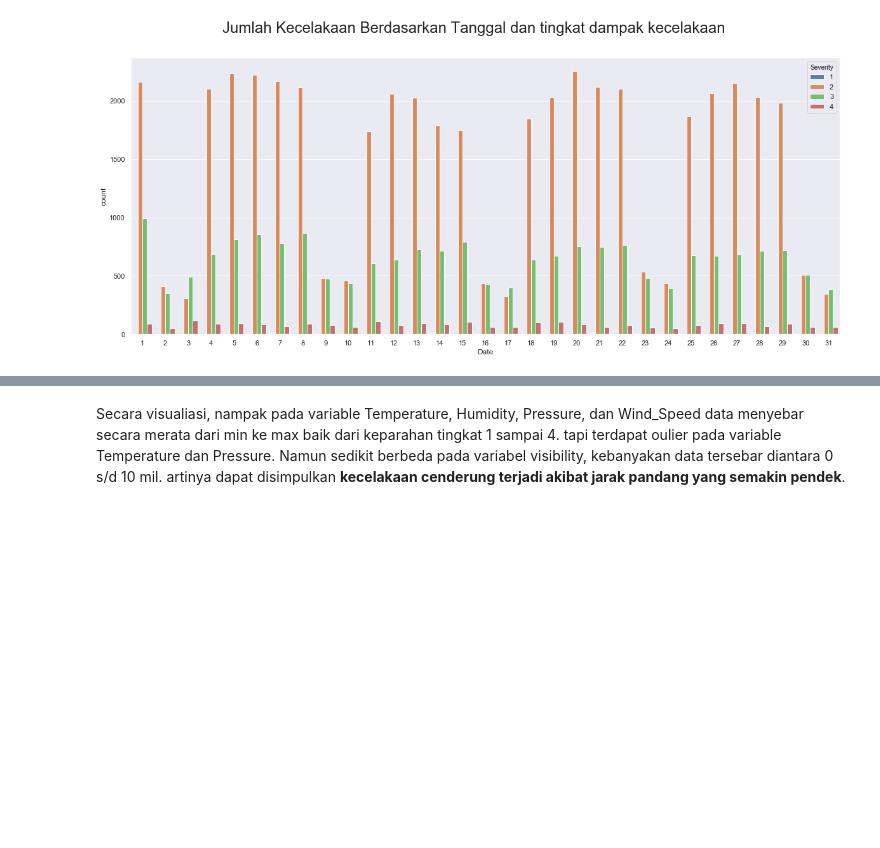
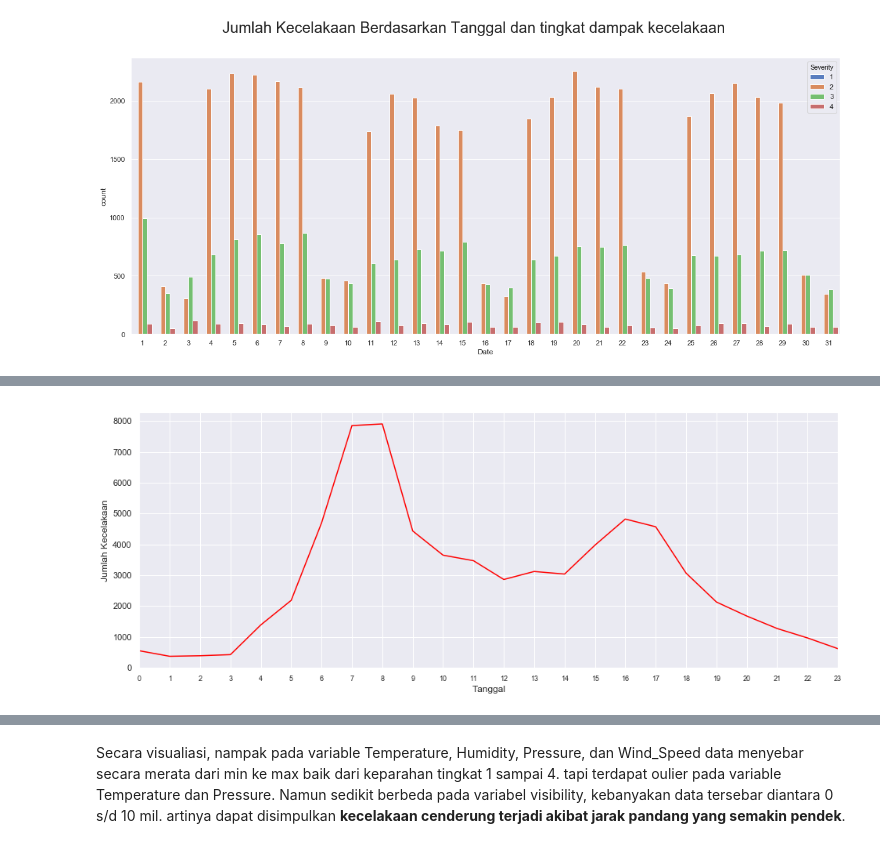
Before and after one commit to maftuhm/UAS-kapita-selekta-komputasi, a Jupyter notebook: UAS KAPITA SELEKTA KOMPUTASI.ipynb, the cells around one changed output, grey strips where cells are left out. Drawn from its saved outputs; the diff is of its cells as text; code cells hidden in the pictures; blank space fills up the shorter version.

```diff
--- a/UAS KAPITA SELEKTA KOMPUTASI.ipynb
+++ b/UAS KAPITA SELEKTA KOMPUTASI.ipynb
@@ -340,7 +342,6 @@ Untuk mengatasi missing value yang di bawah 50% maka saya akan menghapus semua b
 # %%
-data_lokasi = data[['Severity', 'Distance(mi)', 'Street', 'City', 'County', 'State']]
 data_cuaca = data[['Severity', 'Temperature(F)', 'Humidity(%)', 'Pressure(in)',
                    'Visibility(mi)', 'Wind_Speed(mph)', 'Weather_Condition']]
 data_infrastruktur = data[['Severity', 'Street', 'Amenity', 'Bump', 'Crossing', 'Give_Way', 'Junction', 'No_Exit',
-                                  'Railway', 'Roundabout', 'Station', 'Stop', 'Traffic_Calming',
-                                  'Traffic_Signal', 'Turning_Loop']]
+                            'Railway', 'Roundabout', 'Station', 'Stop', 'Traffic_Calming', 'Traffic_Signal', 'Turning_Loop']]
+data_waktu = data[['Severity', 'Date', 'Start_Time', 'End_Time']]
@@ -529,0 +480,4 @@ Jika dilihat dari dua grafik diatas, jumlah kecelakaan naik dan turun setiap min
+# %%
+# data_waktu['End_Time'][0]-data_waktu['Start_Time'][0]
+data_waktu['difference'] = data_waktu['End_Time']-data_waktu['Start_Time']
+data_waktu.head()
@@ -529,0 +495,2 @@ Jika dilihat dari dua grafik diatas, jumlah kecelakaan naik dan turun setiap min
+# %%
+data_waktu['Hour'] = data_waktu['Start_Time'].dt.hour
@@ -529,0 +521,12 @@ Jika dilihat dari dua grafik diatas, jumlah kecelakaan naik dan turun setiap min
+# %%
+plt.figure(figsize=(16,6))
+Hour = data_waktu['Hour'].value_counts().sort_index()
+Hour.plot(kind='line', color=color_for_matplotlib)
+plt.ylabel('Jumlah Kecelakaan')
+plt.xlabel('Tanggal')
+hours = list(range(0,24))
+plt.xticks(np.arange(24), hours, rotation = 0,fontsize = 9)
+
+plt.show()
+# %% [output]
+[figure, added]
```
Also changed, not shown: parts of 28 cells of this notebook.
